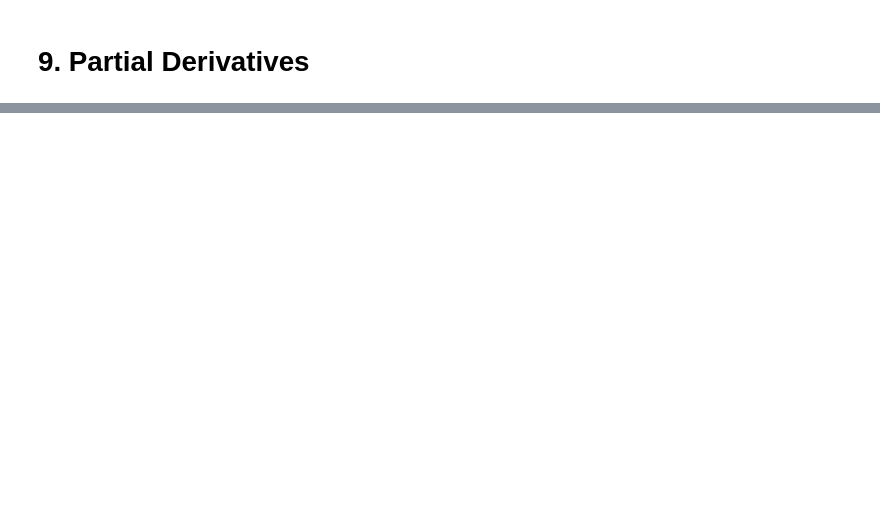
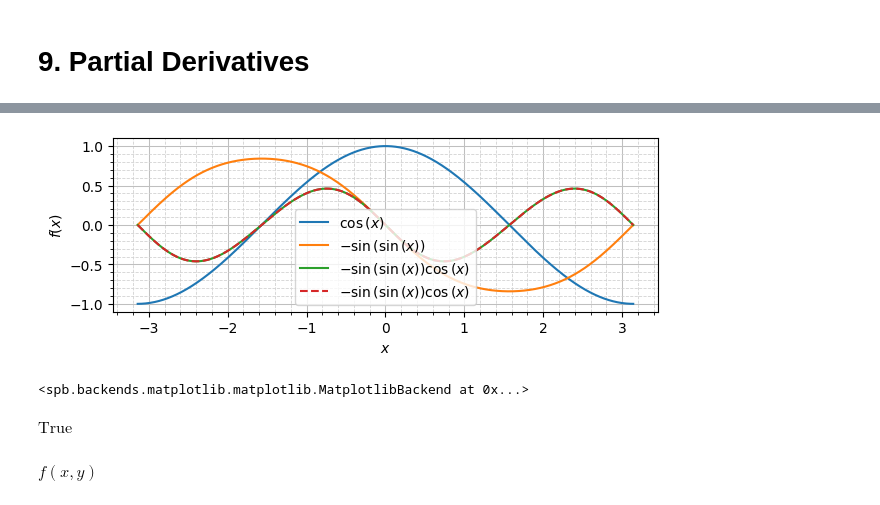
Before and after one commit to James-G-Hill/Sympy-Companion-to-Mathematics-Form-and-Function, a Jupyter notebook: ch06_concepts_of_calculus/09_partial_derivatives.ipynb, the cells around one changed output, grey strips where cells are left out. Drawn from its saved outputs; the diff is of its cells as text; code cells hidden in the pictures; blank space fills up the shorter version.

```diff
--- a/ch06_concepts_of_calculus/09_partial_derivatives.ipynb
+++ b/ch06_concepts_of_calculus/09_partial_derivatives.ipynb
@@ -122,0 +52,41 @@ print(
+# %%
+h_der = h(x).diff(x).subs(h, sin).doit()
+g_der = g(y).diff(y).subs(y, sin(x)).subs(g, cos).doit()
+z_der = z.diff(x).subs({g: cos, h: sin}).doit()
+
+plot(
+    h_der,
+    g_der,
+    h_der * g_der,
+    z_der,
+    (x, -pi, pi),
+    aspect='equal',
+    rendering_kw=[{}, {}, {}, {'linestyle': '--'}]
+)
+# %% [output]
+[figure, added]
+<spb.backends.matplotlib.matplotlib.MatplotlibBackend at 0x...>
+# %%
+x1, y1, z1 = symbols('x1, y1, z1')
+
+delta_x = x - x1
+delta_y = y - y1
+delta_z = z - z1
+
+delta_z_x = delta_z / delta_x
+delta_z_y = delta_z / delta_y
+delta_y_x = delta_y / delta_x
+
+Eq(
+    delta_z_x,
+    delta_z_y * delta_y_x
+)
+# %% [output]
+$\displaystyle \text{True}$
+# %%
+x, y = symbols('x, y')
+f = Function('f')
+z = f(x, y)
+z
+# %% [output]
+$\displaystyle f{\left(x,y \right)}$
```
Also changed, not shown: parts of 38 cells of this notebook, 3 other files.
